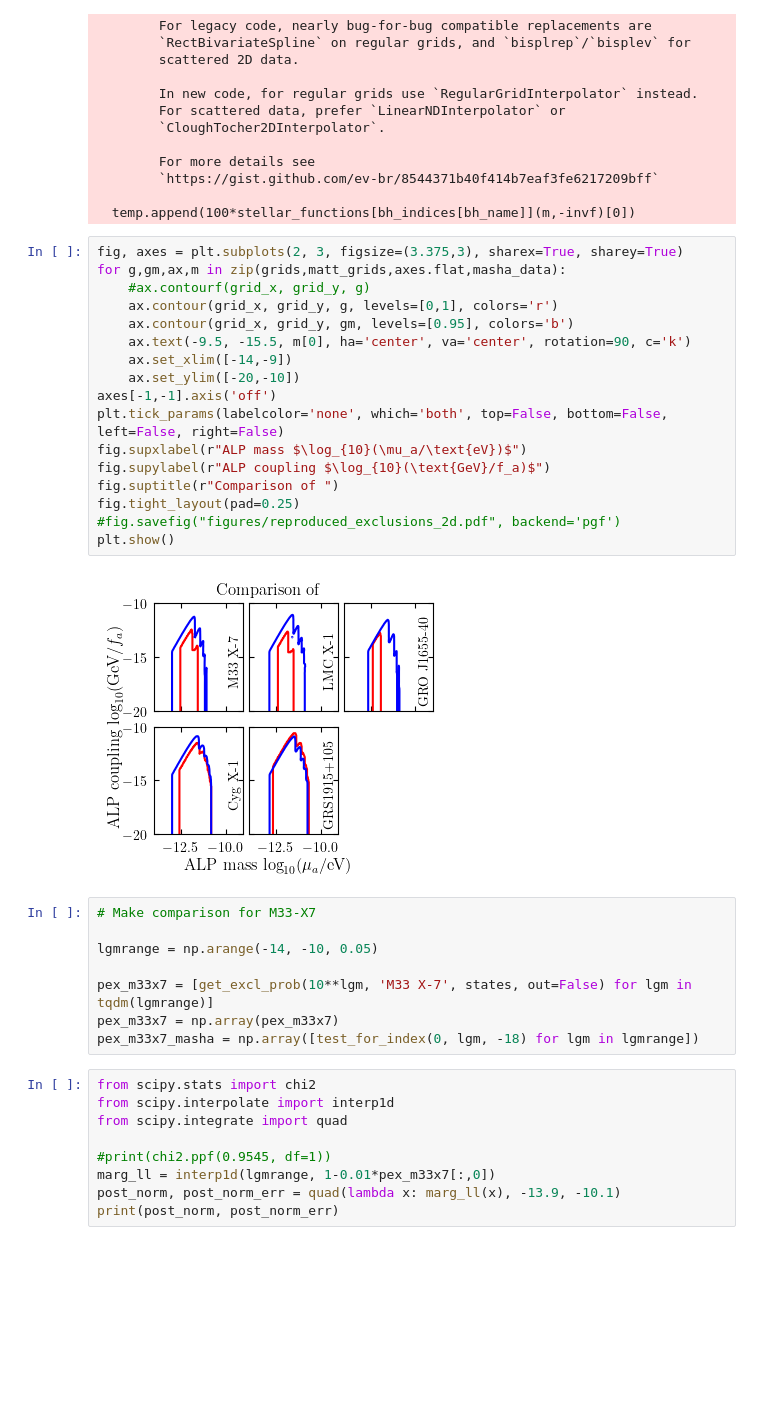
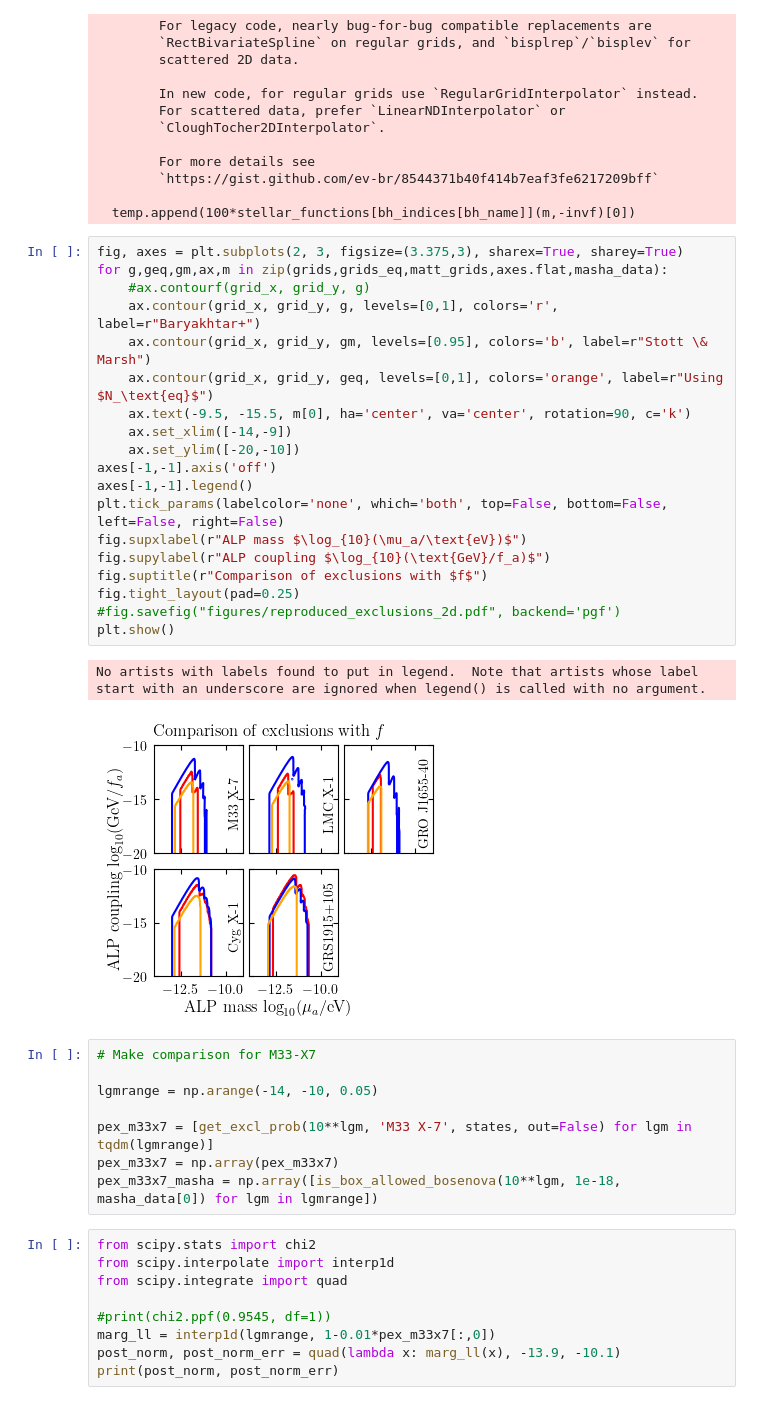
Before and after one commit to sebhoof/bhsr, a Jupyter notebook: examples.ipynb, the cells around one changed output. Saved outputs shown, nothing was run; the diff lists cells and outputs as text; blank space fills up the shorter version.

Commit message:
Added box exclusion with Neq computation to codebase.

```diff
--- a/examples.ipynb
+++ b/examples.ipynb
@@ -340,23 +222,26 @@ matt_grids = np.array([get_excl_prob_matt(lgmuvals, lginvfvals, masha_data[i][0]
   temp.append(100*stellar_functions[bh_indices[bh_name]](m,-invf)[0])
 # %%
 fig, axes = plt.subplots(2, 3, figsize=(3.375,3), sharex=True, sharey=True)
-for g,gm,ax,m in zip(grids,matt_grids,axes.flat,masha_data):
+for g,geq,gm,ax,m in zip(grids,grids_eq,matt_grids,axes.flat,masha_data):
     #ax.contourf(grid_x, grid_y, g)
-    ax.contour(grid_x, grid_y, g, levels=[0,1], colors='r')
-    ax.contour(grid_x, grid_y, gm, levels=[0.95], colors='b')
+    ax.contour(grid_x, grid_y, g, levels=[0,1], colors='r', label=r"Baryakhtar+")
+    ax.contour(grid_x, grid_y, gm, levels=[0.95], colors='b', label=r"Stott \& Marsh")
+    ax.contour(grid_x, grid_y, geq, levels=[0,1], colors='orange', label=r"Using $N_\text{eq}$")
     ax.text(-9.5, -15.5, m[0], ha='center', va='center', rotation=90, c='k')
     ax.set_xlim([-14,-9])
     ax.set_ylim([-20,-10])
 axes[-1,-1].axis('off')
+axes[-1,-1].legend()
 plt.tick_params(labelcolor='none', which='both', top=False, bottom=False, left=False, right=False)
 fig.supxlabel(r"ALP mass $\log_{10}(\mu_a/\text{eV})$")
 fig.supylabel(r"ALP coupling $\log_{10}(\text{GeV}/f_a)$")
-fig.suptitle(r"Comparison of ")
+fig.suptitle(r"Comparison of exclusions with $f$")
 fig.tight_layout(pad=0.25)
 #fig.savefig("figures/reproduced_exclusions_2d.pdf", backend='pgf')
 plt.show()
 # %% [output]
+No artists with labels found to put in legend.  Note that artists whose label start with an underscore are ignored when legend() is called with no argument.
-[figure, old version]
+[figure, new version]
 # %%
 # Make comparison for M33-X7
 
@@ -364,7 +249,7 @@ lgmrange = np.arange(-14, -10, 0.05)
 
 pex_m33x7 = [get_excl_prob(10**lgm, 'M33 X-7', states, out=False) for lgm in tqdm(lgmrange)]
 pex_m33x7 = np.array(pex_m33x7)
-pex_m33x7_masha = np.array([test_for_index(0, lgm, -18) for lgm in lgmrange])
+pex_m33x7_masha = np.array([is_box_allowed_bosenova(10**lgm, 1e-18, masha_data[0]) for lgm in lgmrange])
 # %%
 from scipy.stats import chi2
 from scipy.interpolate import interp1d
```
Also changed, not shown: parts of 3 cells of this notebook, 2 other files.
